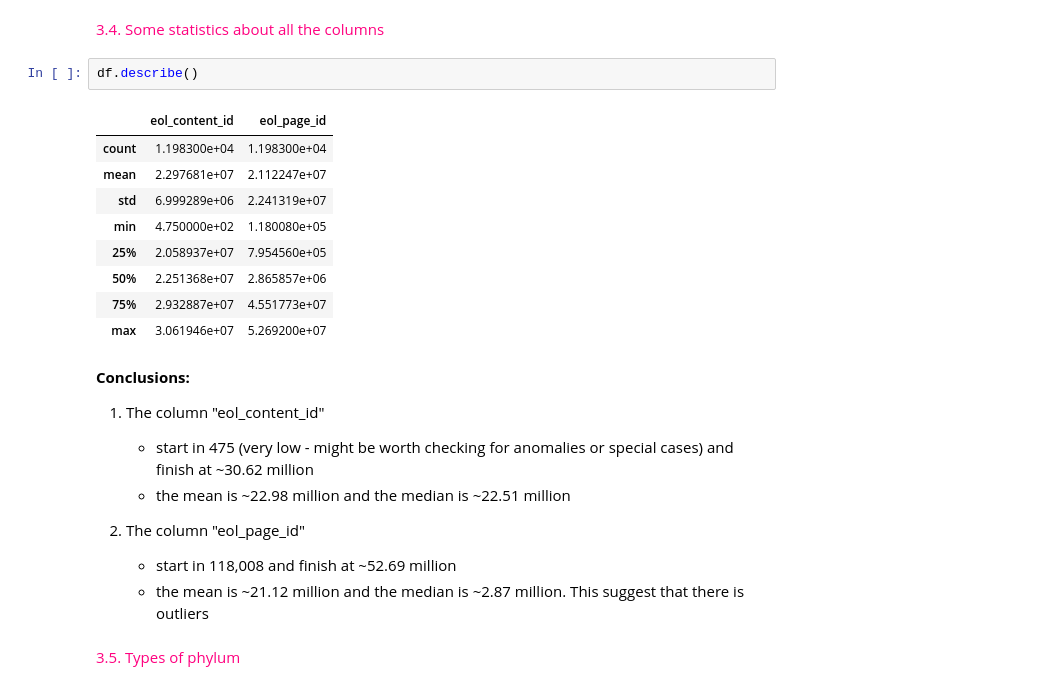
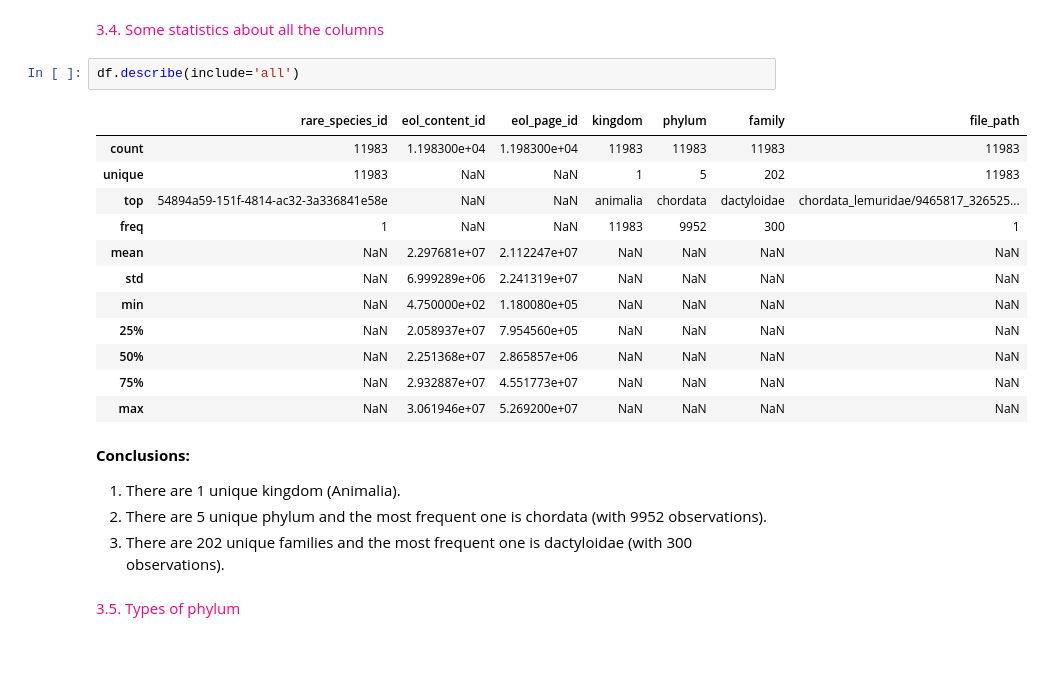
Before and after one commit to Gomsofi06/DL_project, a Jupyter notebook: notebooks/01_EDA.ipynb, the cells around one changed output. Drawn from its saved outputs; the diff is of its cells as text; blank space fills up the shorter version.

```diff
--- a/notebooks/01_EDA.ipynb
+++ b/notebooks/01_EDA.ipynb
@@ -135,26 +135,25 @@ memory usage: 655.4+ KB
 # %% [markdown]
 <span style="color:#FF007F"> 3.4. Some statistics about all the columns </span>
 # %%
-df.describe()
+df.describe(include='all')
 # %% [output]
-|  | eol_content_id | eol_page_id |
-| count | 1.198300e+04 | 1.198300e+04 |
-| mean | 2.297681e+07 | 2.112247e+07 |
-| std | 6.999289e+06 | 2.241319e+07 |
-| min | 4.750000e+02 | 1.180080e+05 |
-| 25% | 2.058937e+07 | 7.954560e+05 |
-| 50% | 2.251368e+07 | 2.865857e+06 |
-| 75% | 2.932887e+07 | 4.551773e+07 |
-| max | 3.061946e+07 | 5.269200e+07 |
+|  | rare_species_id | eol_content_id | eol_page_id | kingdom | phylum | family | file_path |
+| count | 11983 | 1.198300e+04 | 1.198300e+04 | 11983 | 11983 | 11983 | 11983 |
+| unique | 11983 | NaN | NaN | 1 | 5 | 202 | 11983 |
+| top | 54894a59-151f-4814-ac32-3a336841e58e | NaN | NaN | animalia | chordata | dactyloidae | chordata_lemuridae/9465817_326525... |
+| freq | 1 | NaN | NaN | 11983 | 9952 | 300 | 1 |
+| mean | NaN | 2.297681e+07 | 2.112247e+07 | NaN | NaN | NaN | NaN |
+| std | NaN | 6.999289e+06 | 2.241319e+07 | NaN | NaN | NaN | NaN |
+| min | NaN | 4.750000e+02 | 1.180080e+05 | NaN | NaN | NaN | NaN |
+| 25% | NaN | 2.058937e+07 | 7.954560e+05 | NaN | NaN | NaN | NaN |
+| 50% | NaN | 2.251368e+07 | 2.865857e+06 | NaN | NaN | NaN | NaN |
+| 75% | NaN | 2.932887e+07 | 4.551773e+07 | NaN | NaN | NaN | NaN |
+| max | NaN | 3.061946e+07 | 5.269200e+07 | NaN | NaN | NaN | NaN |
-# %% [markdown]
-**Conclusions:**
-1. The column "eol_content_id"
-    - start in 475 (very low - might be worth checking for anomalies or special cases) and finish at ~30.62 million
-    - the mean is ~22.98 million and the median is ~22.51 million
-
-2. The column "eol_page_id"
-    - start in 118,008 and finish at ~52.69 million
-    - the mean is ~21.12 million and the median is ~2.87 million. This suggest that there is outliers
+# %% [markdown]
+**Conclusions:**
+1. There are 1 unique kingdom (Animalia).
+2. There are 5 unique phylum and the most frequent one is chordata (with 9952 observations).
+3. There are 202 unique families and the most frequent one is dactyloidae (with 300 observations).
 # %% [markdown]
 <span style="color:#FF007F"> 3.5. Types of phylum </span>
 # %%
```
Also changed, not shown: parts of 2 cells of this notebook.
